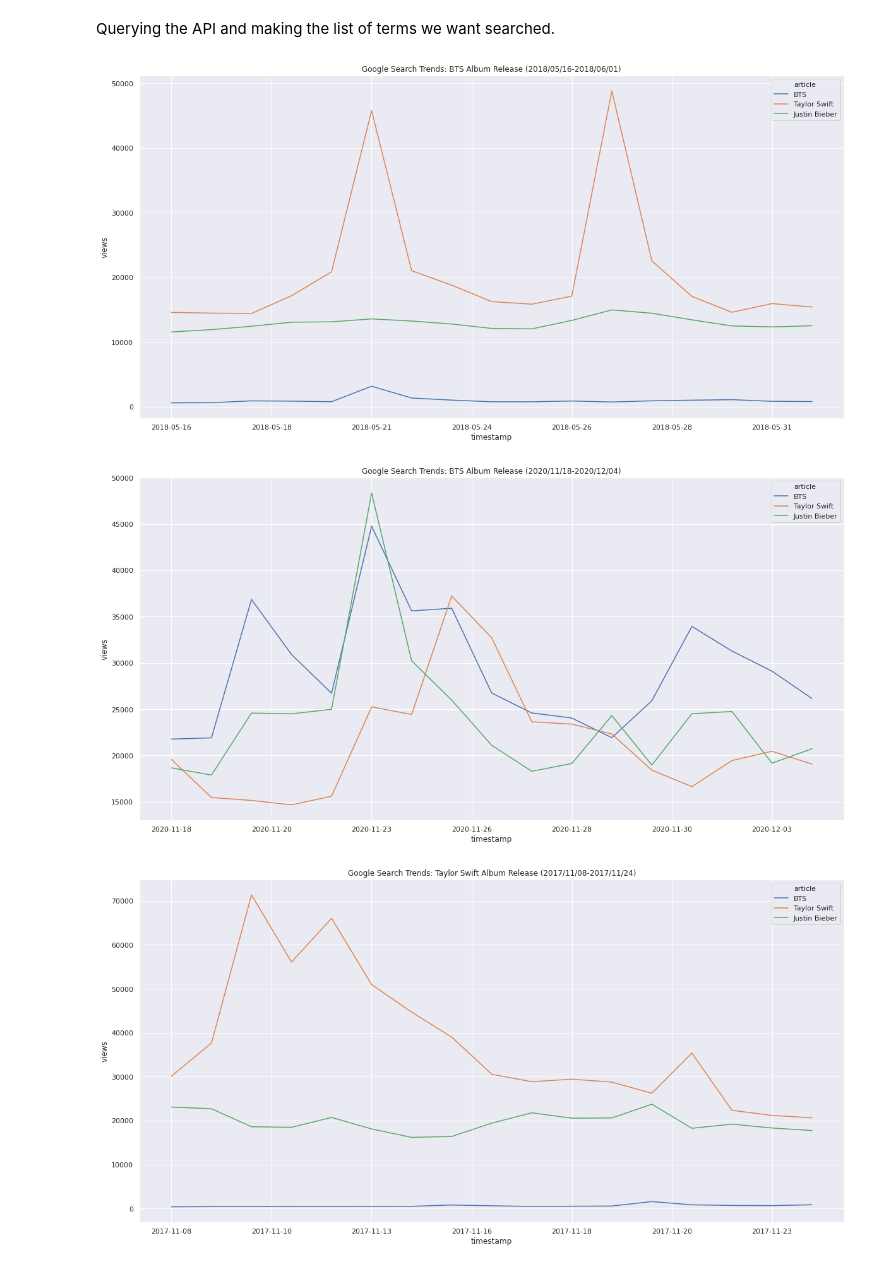
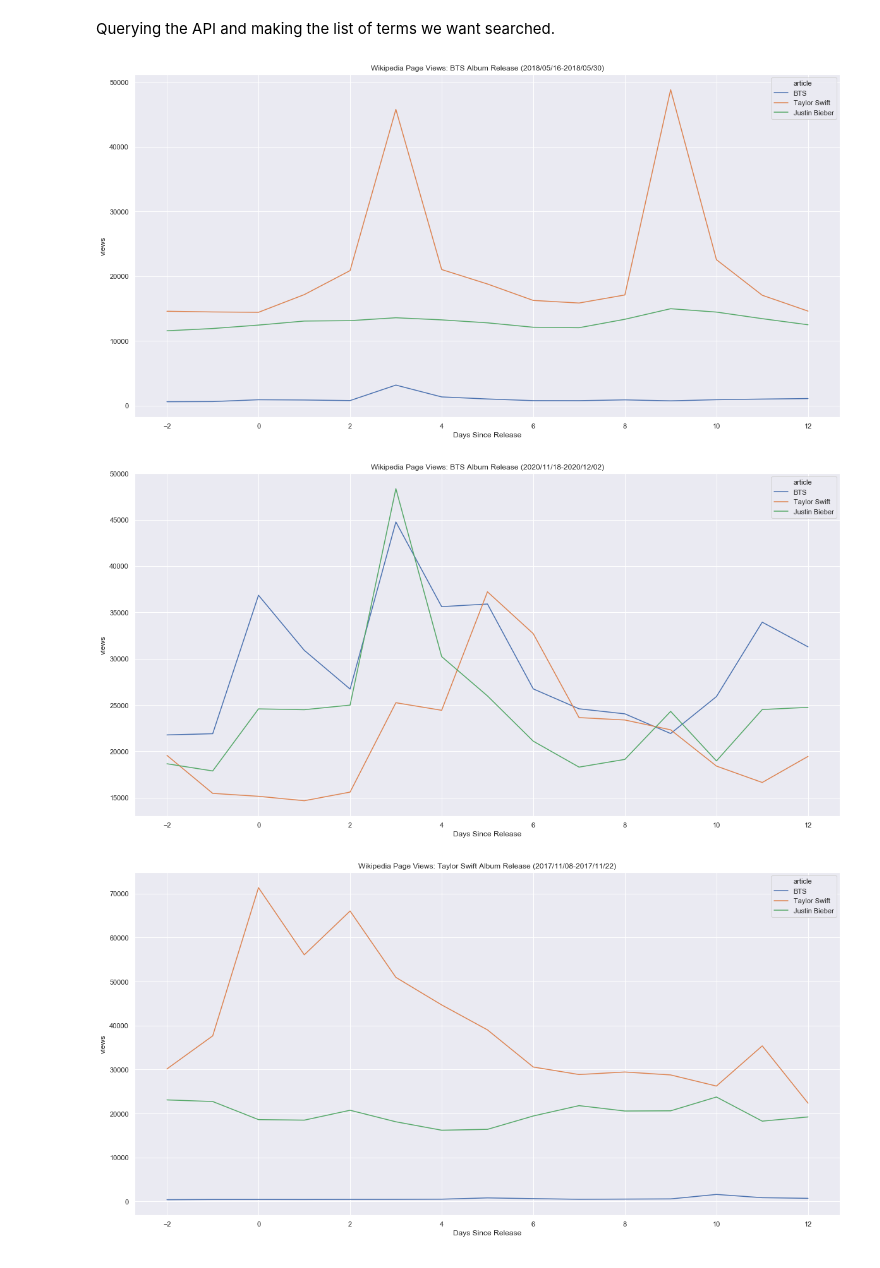
Before and after one commit to dliu9999/Fandom-Online-Collaboration, a Jupyter notebook: notebooks/02-duong-WikiPageViews.ipynb, the cells around one changed output. Drawn from its saved outputs; the diff is of its cells as text; code cells hidden in the pictures.

Commit message:
more Trends EDA etc.

```diff
--- a/notebooks/02-duong-WikiPageViews.ipynb
+++ b/notebooks/02-duong-WikiPageViews.ipynb
@@ -34,17 +34,17 @@ hashtag_timeframes = ['2020-06-01 2020-06-18',
                       '2020-06-20 2020-07-04',
                       '2021-01-18 2021-02-01']
 
-bts_timeframes = ['2014-08-17 2014-09-02',
-                 '2018-05-16 2018-06-01',
-                 '2020-11-18 2020-12-04']
+bts_timeframes = ['2014-08-17 2014-08-31',
+                 '2018-05-16 2018-05-30',
+                 '2020-11-18 2020-12-02']
 
-ts_timeframes = ['2014-10-25 2014-11-10',
-                '2017-11-08 2017-11-24',
-                '2020-07-22 2020-08-07']
+ts_timeframes = ['2014-10-25 2014-11-08',
+                '2017-11-08 2017-11-22',
+                '2020-07-22 2020-08-05']
 
-jb_timeframes = ['2012-06-13 2012-06-29',
-                '2015-11-11 2015-11-27',
-                '2020-02-12 2020-02-28']
+jb_timeframes = ['2012-06-13 2012-06-27',
+                '2015-11-11 2015-11-25',
+                '2020-02-12 2020-02-26']
 
 dashed_tf = [bts_timeframes, ts_timeframes, jb_timeframes]
 
@@ -73,12 +73,18 @@ for albums in music_timeframes:
 
         for artist in artist_albums:
             start_date = dates[0][:4] + '/' + dates[0][4:6] + '/' + dates[0][6:8]
+            start_alt = start_date.replace('/', '-')
+
             end_date = dates[1][:4] + '/' + dates[1][4:6] + '/' + dates[1][6:8]
+            end_alt = end_date.replace('/', '-')
 
 
-            title_text = 'Google Search Trends: ' + artist_albums[c] +\
+            title_text = 'Wikipedia Page Views: ' + artist_albums[c] +\
                         ' Album Release (' + start_date + '-' +\
                         end_date + ')'
+
+            file_name = 'graphs/' + 'WP_' + artist_albums[c] + '_' + start_alt +\
+                        '_' + end_alt
 
             try:
                 page_views = pageviewapi.per_article('en.wikipedia', artist,
@@ -87,34 +93,36 @@ for albums in music_timeframes:
 
                 page_views = list(page_views)[0][1]
                 page_views = pd.DataFrame.from_dict(page_views)
                 page_views = page_views[['article', 'timestamp', 'views']]
+                page_views['Days Since Release'] = np.arange(-2, 13)
 
                 page_views['timestamp'] = page_views['timestamp']\
                     .apply(lambda x: x[:4] + '-' + x[4:6] + '-' + x[6:8])
 
                 page_views['article'] = page_views['article']\
                     .apply(lambda y: y.replace('_', ' '))
 
                 time_data = pd.concat([time_data, page_views])
 
             except:
                 continue
 
         g = sns.lineplot(data = time_data,
                                  dashes = False,
-                                 x = 'timestamp',
+                                 x = 'Days Since Release',
                                  y = 'views',
                                  hue = 'article')
 
         g.xaxis.set_major_locator(ticker.MaxNLocator(nbins = 8))
         g.set_title(title_text)
 
         plt.show()
+        plt.savefig(file_name, dpi = 300)
 
         df_list.append(time_data)
 
     c += 1
 # %% [output]
-[figure, old version]
+[figure, new version]
-[figure, old version]
+[figure, new version]
-[figure, old version]
+[figure, new version]
```
Also changed, not shown: parts of 2 cells of this notebook, 37 other files.
